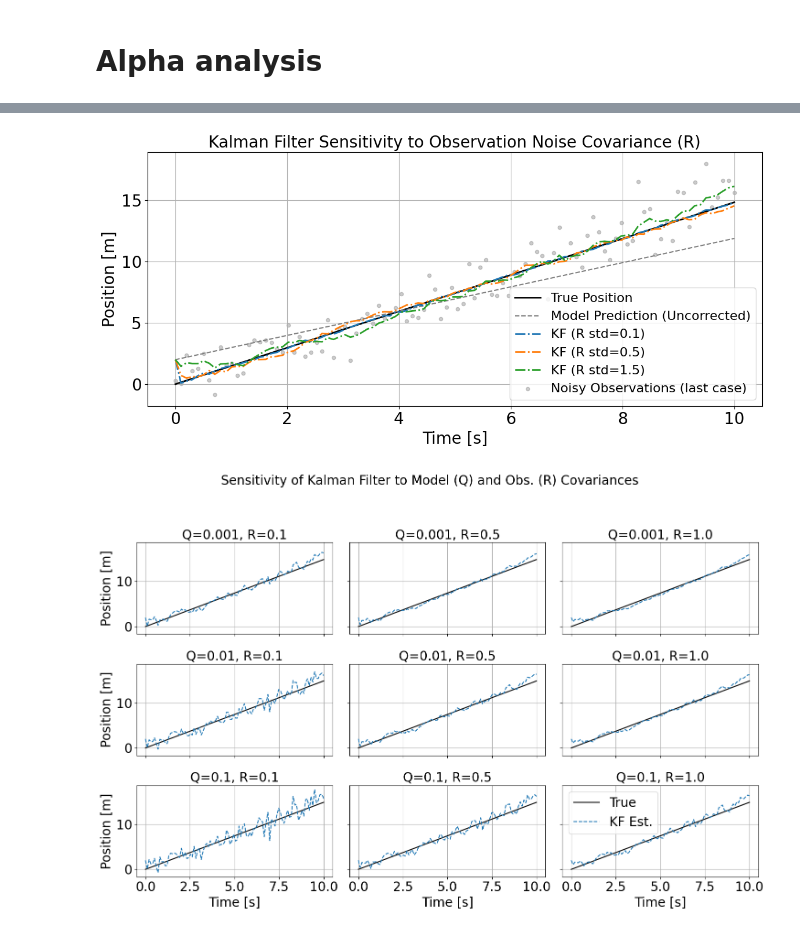
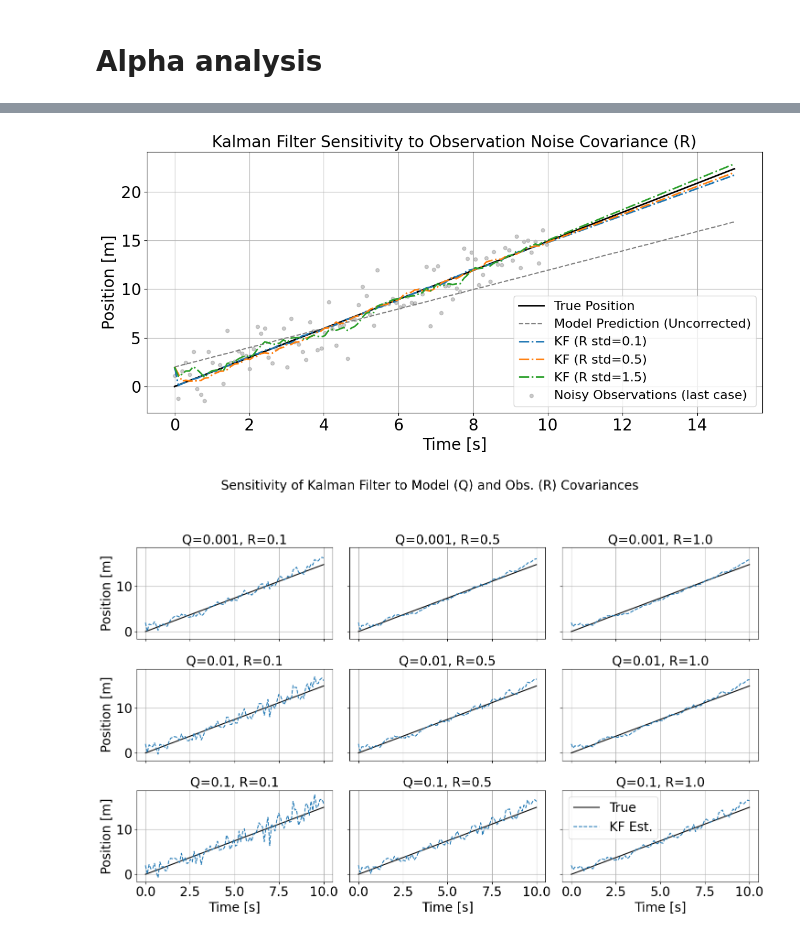
Before and after one commit to angelgvillatoro/bullville_M1, a Jupyter notebook: smart_sensing/car_position_DA.ipynb, the cells around one changed output, grey strips where cells are left out. Saved outputs shown, nothing was run; the diff lists cells and outputs as text; code cells hidden in the pictures.

```diff
--- a/smart_sensing/car_position_DA.ipynb
+++ b/smart_sensing/car_position_DA.ipynb
@@ -61,18 +70,0 @@ y_obs = x_true[:, 0] + np.random.normal(0, pos_noise_std, size=steps)
-# %%
-# Initial guess with wrong initial condition
-x_model = np.zeros((steps, 2))
-x_model[0] = [2.0, 1.0]
-
-for k in range(1, steps):
-    x_model[k, 0] = x_model[k-1, 0] + dt * x_model[k-1, 1]
-    x_model[k, 1] = x_model[k-1, 1]
-# %%
-# Apply simple nudging
-alpha = 0.2
-x_adjusted = np.zeros_like(x_model)
-x_adjusted[0] = x_model[0]
-
-for k in range(1, steps):
-    dx = x_adjusted[k-1, 1] + alpha * (y_obs[k-1] - x_adjusted[k-1, 0])
-    x_adjusted[k, 0] = x_adjusted[k-1, 0] + dt * dx
-    x_adjusted[k, 1] = x_adjusted[k-1, 1]
@@ -245,70 +265,77 @@ plt.show()
 # Parámetros base
 dt = 0.1
 T = 10
+extra_T = 5  # tiempo adicional
 steps = int(T / dt)
-time = np.linspace(0, T, steps)
+extra_steps = int(extra_T / dt)
+total_steps = steps + extra_steps
+time = np.linspace(0, T + extra_T, total_steps)
 v_true = 1.5
 
-# Estado verdadero
-x_true = np.zeros((steps, 2))
+# Estado verdadero extendido
+x_true = np.zeros((total_steps, 2))
 x_true[0] = [0, v_true]
-for k in range(1, steps):
+for k in range(1, total_steps):
     x_true[k, 0] = x_true[k-1, 0] + dt * x_true[k-1, 1]
     x_true[k, 1] = x_true[k-1, 1]
 
-# Modelo inicial (sin corrección)
-x_model = np.zeros((steps, 2))
+# Modelo sin corrección
+x_model = np.zeros((total_steps, 2))
 x_model[0] = [2.0, 1.0]
-for k in range(1, steps):
+for k in range(1, total_steps):
     x_model[k, 0] = x_model[k-1, 0] + dt * x_model[k-1, 1]
     x_model[k, 1] = x_model[k-1, 1]
 
-# Diferentes niveles de ruido en la observación (R)
-obs_std_values = [0.1, 0.5, 1.5]  # desviación estándar
+# Niveles de ruido
+obs_std_values = [0.1, 0.5, 1.5]
 colors = ['tab:blue', 'tab:orange', 'tab:green']
 
 plt.figure(figsize=(12, 6))
 plt.plot(time, x_true[:, 0], label='True Position', color='black', linewidth=2)
 plt.plot(time, x_model[:, 0], label='Model Prediction (Uncorrected)', linestyle='--', color='gray')
 
 for std, color in zip(obs_std_values, colors):
-    y_obs = x_true[:, 0] + np.random.normal(0, std, steps)  # Observaciones con ese ruido
+    y_obs = x_true[:steps, 0] + np.random.normal(0, std, steps)
 
-    # Filtro de Kalman
+    # Kalman filter
     F = np.array([[1, dt], [0, 1]])
     H = np.array([[1, 0]])
-    Q = np.array([[0.01, 0], [0, 0.01]])  # Fijo para comparar
+    Q = np.array([[0.01, 0], [0, 0.01]])
     R = np.array([[std**2]])
     I = np.eye(2)
 
-    x_kf = np.zeros((steps, 2))
+    x_kf = np.zeros((total_steps, 2))
     x_kf[0] = [2.0, 1.0]
     P = np.eye(2)
 
-    for k in range(1, steps):
+    for k in range(1, total_steps):
         x_pred = F @ x_kf[k-1]
         P_pred = F @ P @ F.T + Q
-        y = y_obs[k] - H @ x_pred
-        S = H @ P_pred @ H.T + R
-        K = P_pred @ H.T @ np.linalg.inv(S)
-        x_kf[k] = x_pred + K @ y
-        P = (I - K @ H) @ P_pred
+
+        if k < steps:
+            y = y_obs[k] - H @ x_pred
+            S = H @ P_pred @ H.T + R
+            K = P_pred @ H.T @ np.linalg.inv(S)
+            x_kf[k] = x_pred + K @ y
+            P = (I - K @ H) @ P_pred
+        else:
+            x_kf[k] = x_pred
+            P = P_pred
 
     plt.plot(time, x_kf[:, 0], linestyle='-.', linewidth=2, label=f'KF (R std={std})', color=color)
 
-# Añadir observaciones de uno de los casos
-plt.scatter(time, y_obs, label='Noisy Observations (last case)', color='gray', s=20, alpha=0.4)
+# Observaciones del último caso
+plt.scatter(time[:steps], y_obs, label='Noisy Observations (last case)', color='gray', s=20, alpha=0.4)
 
-# Personalización del gráfico
 plt.xlabel('Time [s]', fontsize=20)
 plt.ylabel('Position [m]', fontsize=20)
 plt.title('Kalman Filter Sensitivity to Observation Noise Covariance (R)', fontsize=20)
 plt.legend(fontsize=16, loc='lower right')
 plt.grid(True)
 plt.tight_layout()
 plt.show()
 # %% [output]
-[figure, old version]
+[figure, new version]
 # %%
 model_noise_levels = [0.001, 0.01, 0.1]
 obs_noise_levels = [0.1, 0.5, 1.0]
```
Also changed, not shown: parts of 12 cells of this notebook, 2 other files.
